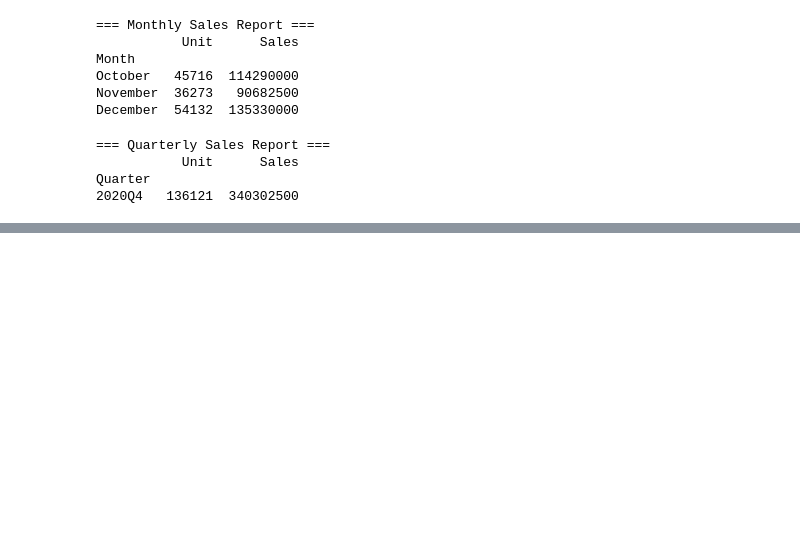
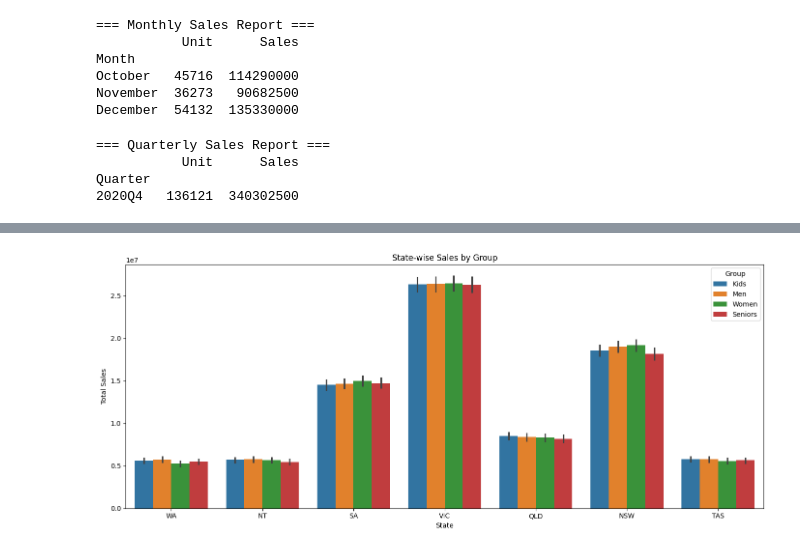
Before and after one commit to rpkrupali1/applied_data_science_learning_sales_analysis, a Jupyter notebook: sales_analysis.ipynb, the cells around one changed output, grey strips where cells are left out. Cells and saved outputs as stored; diff of their text form; code cells hidden in the pictures; blank space fills up the shorter version.

Commit message:
Add data visualization: bar charts, box plots, distribution, trends, and heatmap

```diff
--- a/sales_analysis.ipynb
+++ b/sales_analysis.ipynb
@@ -370,0 +380,12 @@ Quarter
+# %%
+# state wise analysis for different demographic groups
+plt.figure(figsize=(14, 6))
+sns.barplot(data=df, x='State', y='Sales', hue='Group', estimator=sum)
+plt.title('State-wise Sales by Group')
+plt.xlabel('State')
+plt.ylabel('Total Sales')
+plt.legend(title='Group')
+plt.tight_layout()
+plt.show()
+# %% [output]
+[figure, added]
```
Also changed, not shown: parts of 9 cells of this notebook.
